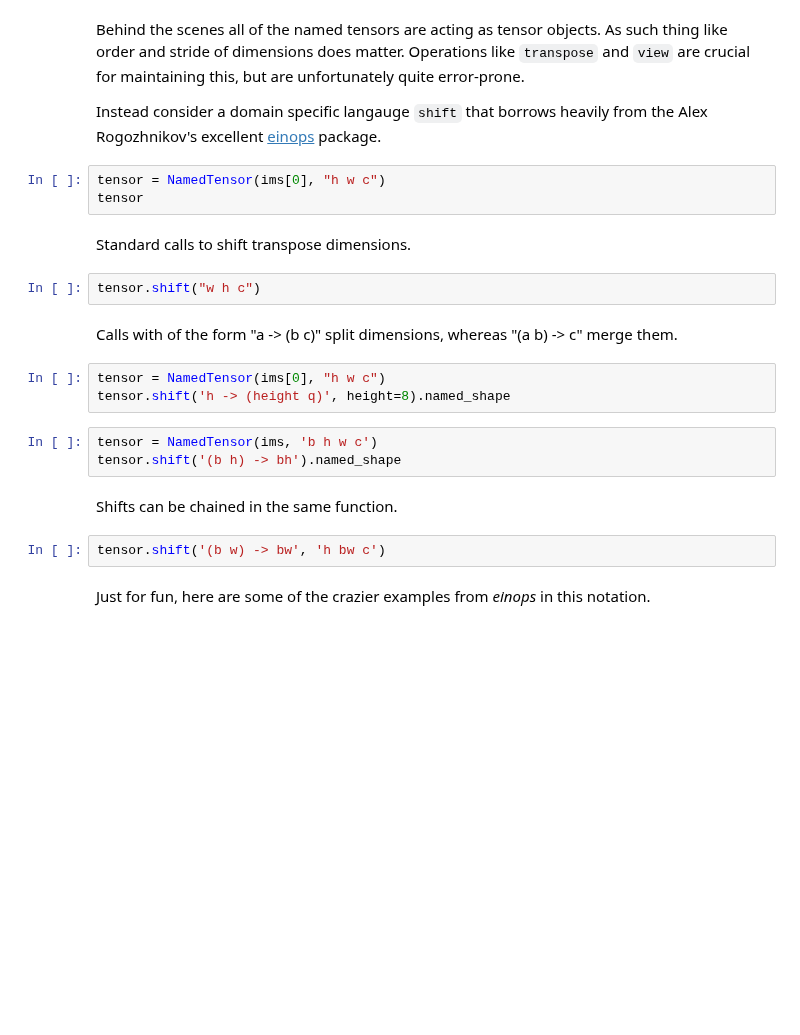
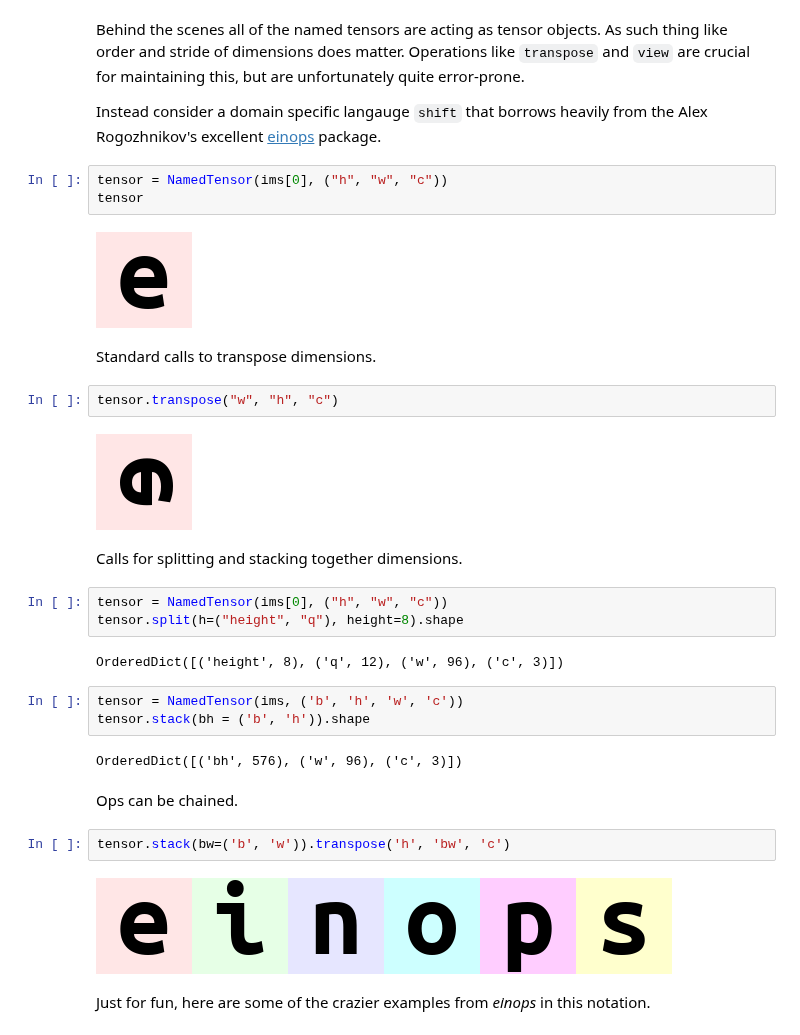
Before and after one commit to harvardnlp/namedtensor, a Jupyter notebook: notebooks/NamedTensor.ipynb, the cells around one changed output. Drawn from its saved outputs; the diff is of its cells as text; blank space fills up the shorter version.

```diff
--- a/notebooks/NamedTensor.ipynb
+++ b/notebooks/NamedTensor.ipynb
@@ -217,24 +256,34 @@ Behind the scenes all of the named tensors are acting as tensor objects. As such
 
 Instead consider a domain specific langauge `shift` that borrows heavily from the Alex Rogozhnikov's excellent [einops](https://github.com/arogozhnikov/einops) package.
 # %%
-tensor = NamedTensor(ims[0], "h w c")
+tensor = NamedTensor(ims[0], ("h", "w", "c"))
 tensor
+# %% [output]
+[figure, added]
 # %% [markdown]
-Standard calls to shift transpose dimensions.
+Standard calls to transpose dimensions.
 # %%
-tensor.shift("w h c")
+tensor.transpose("w", "h", "c")
+# %% [output]
+[figure, added]
-# %% [markdown]
-Calls with of the form "a -> (b c)" split dimensions, whereas "(a b) -> c" merge them.
+# %% [markdown]
+Calls for splitting and stacking together dimensions.
 # %%
-tensor = NamedTensor(ims[0], "h w c")
-tensor.shift('h -> (height q)', height=8).named_shape
+tensor = NamedTensor(ims[0], ("h", "w", "c"))
+tensor.split(h=("height", "q"), height=8).shape
+# %% [output]
+OrderedDict([('height', 8), ('q', 12), ('w', 96), ('c', 3)])
 # %%
-tensor = NamedTensor(ims, 'b h w c')
-tensor.shift('(b h) -> bh').named_shape
+tensor = NamedTensor(ims, ('b', 'h', 'w', 'c'))
+tensor.stack(bh = ('b', 'h')).shape
+# %% [output]
+OrderedDict([('bh', 576), ('w', 96), ('c', 3)])
 # %% [markdown]
-Shifts can be chained in the same function.
+Ops can be chained.
 # %%
-tensor.shift('(b w) -> bw', 'h bw c')
+tensor.stack(bw=('b', 'w')).transpose('h', 'bw', 'c')
+# %% [output]
+[figure, added]
 # %% [markdown]
 Just for fun, here are some of the crazier examples from *einops* in this notation.
 # %%
```
Also changed, not shown: parts of 37 cells of this notebook, 1 other file.
